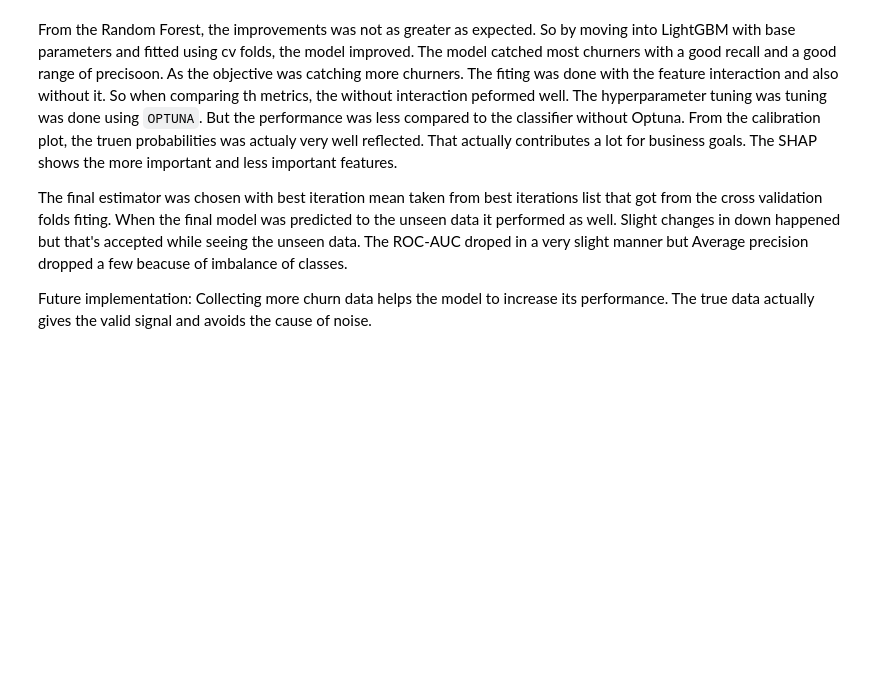
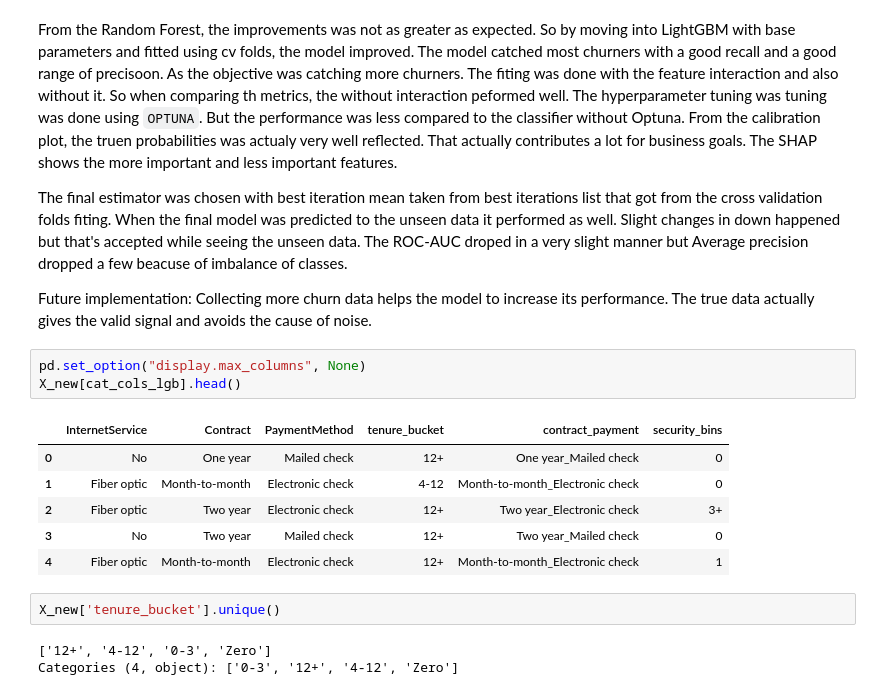
Before and after one commit to Albin78/Telecom-Customer-Churn-, a Jupyter notebook: notebooks/Tree_model.ipynb, the cells around one changed output. Cells and saved outputs as stored; diff of their text form; blank space fills up the shorter version.

```diff
--- a/notebooks/Tree_model.ipynb
+++ b/notebooks/Tree_model.ipynb
@@ -1045,3 +1044,18 @@ The final estimator was chosen with best iteration mean taken from best iteratio
 
 
 Future implementation: Collecting more churn data helps the model to increase its performance. The true data actually gives the valid signal and avoids the cause of noise.
+# %%
+pd.set_option("display.max_columns", None)
+X_new[cat_cols_lgb].head()
+# %% [output]
+|  | InternetService | Contract | PaymentMethod | tenure_bucket | contract_payment | security_bins |
+| 0 | No | One year | Mailed check | 12+ | One year_Mailed check | 0 |
+| 1 | Fiber optic | Month-to-month | Electronic check | 4-12 | Month-to-month_Electronic check | 0 |
+| 2 | Fiber optic | Two year | Electronic check | 12+ | Two year_Electronic check | 3+ |
+| 3 | No | Two year | Mailed check | 12+ | Two year_Mailed check | 0 |
+| 4 | Fiber optic | Month-to-month | Electronic check | 12+ | Month-to-month_Electronic check | 1 |
+# %%
+X_new['tenure_bucket'].unique()
+# %% [output]
+['12+', '4-12', '0-3', 'Zero']
+Categories (4, object): ['0-3', '12+', '4-12', 'Zero']
```
Also changed, not shown: parts of 13 cells of this notebook, 1 other file.
